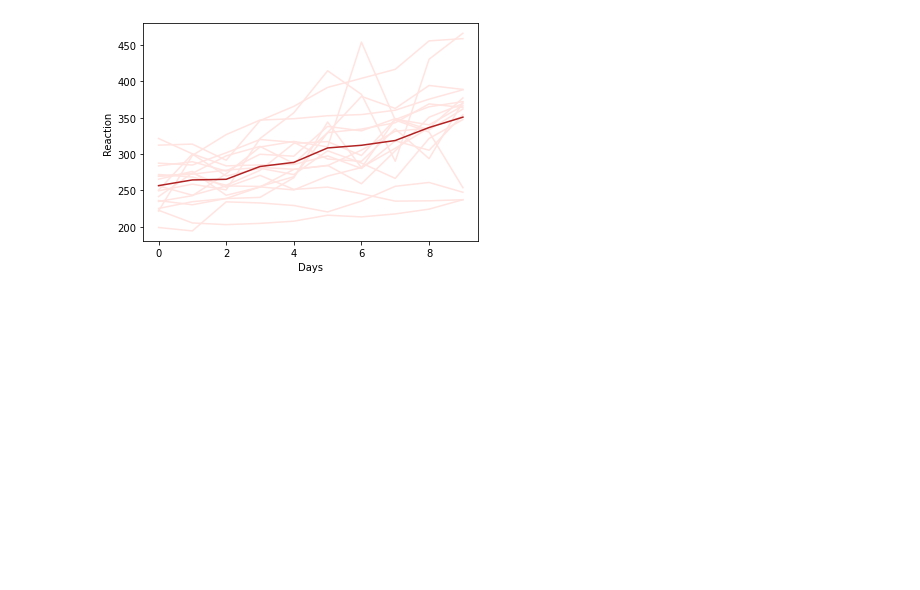
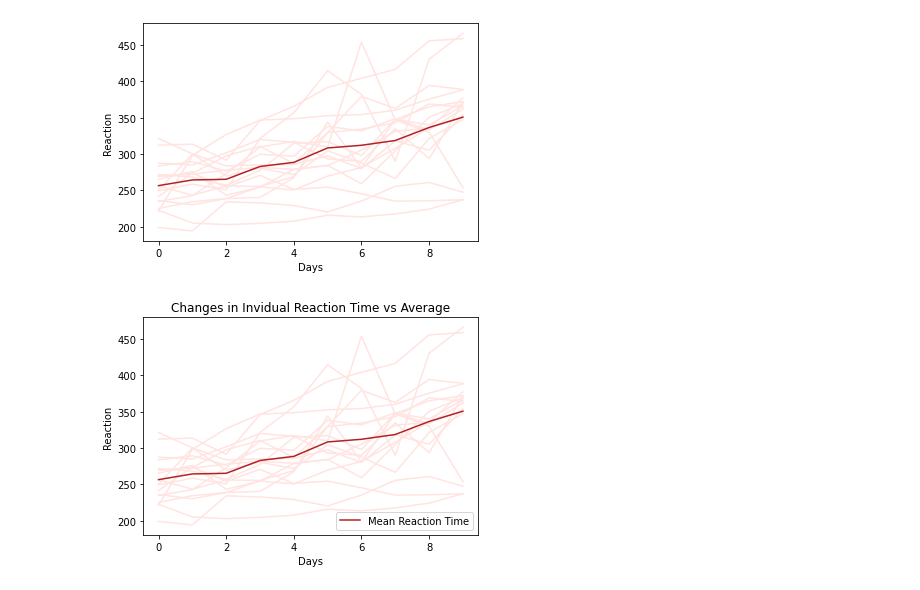
Before and after one commit to bensmith07/numpy-pandas-visualization-exercises, a Jupyter notebook: seaborn_exercises.ipynb, the cells around one changed output. Cells and saved outputs as stored; diff of their text form; code cells hidden in the pictures; blank space fills up the shorter version.

```diff
--- a/seaborn_exercises.ipynb
+++ b/seaborn_exercises.ipynb
@@ -398,3 +398,24 @@ sns.lineplot(x='Days', y='Reaction', data=sleepstudy2,
 plt.show()
 # %% [output]
 [figure]
+# %%
+# SIMPLER METHOD
+# didn't require adding rows of data to represent average
+# and allowed for a legend that includes only the average line
+
+palette={subj:'mistyrose' for subj in sleepstudy.Subject.unique()}
+
+sns.lineplot(data = sleepstudy, x = 'Days', y = 'Reaction',
+             hue='Subject',
+             palette=palette,
+             legend=False)
+sns.lineplot(data = sleepstudy, x = 'Days', y = 'Reaction',
+             color = 'firebrick',
+             estimator = 'mean',
+             label = 'Mean Reaction Time',
+             ci=None)
+plt.legend(loc='lower right')
+plt.title('Changes in Invidual Reaction Time vs Average')
+plt.show()
+# %% [output]
+[figure, added]
```
Also changed, not shown: parts of 2 cells of this notebook, 1 other file.
